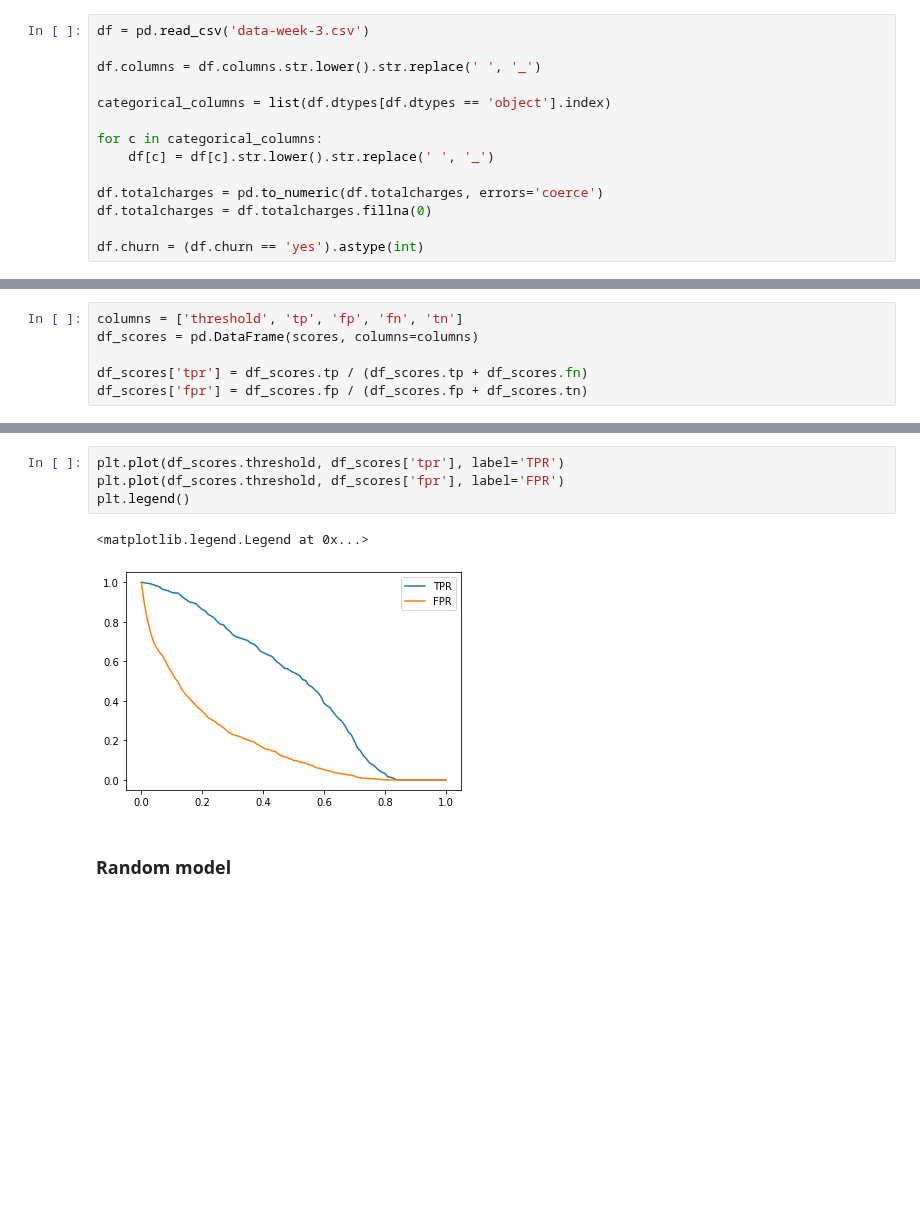
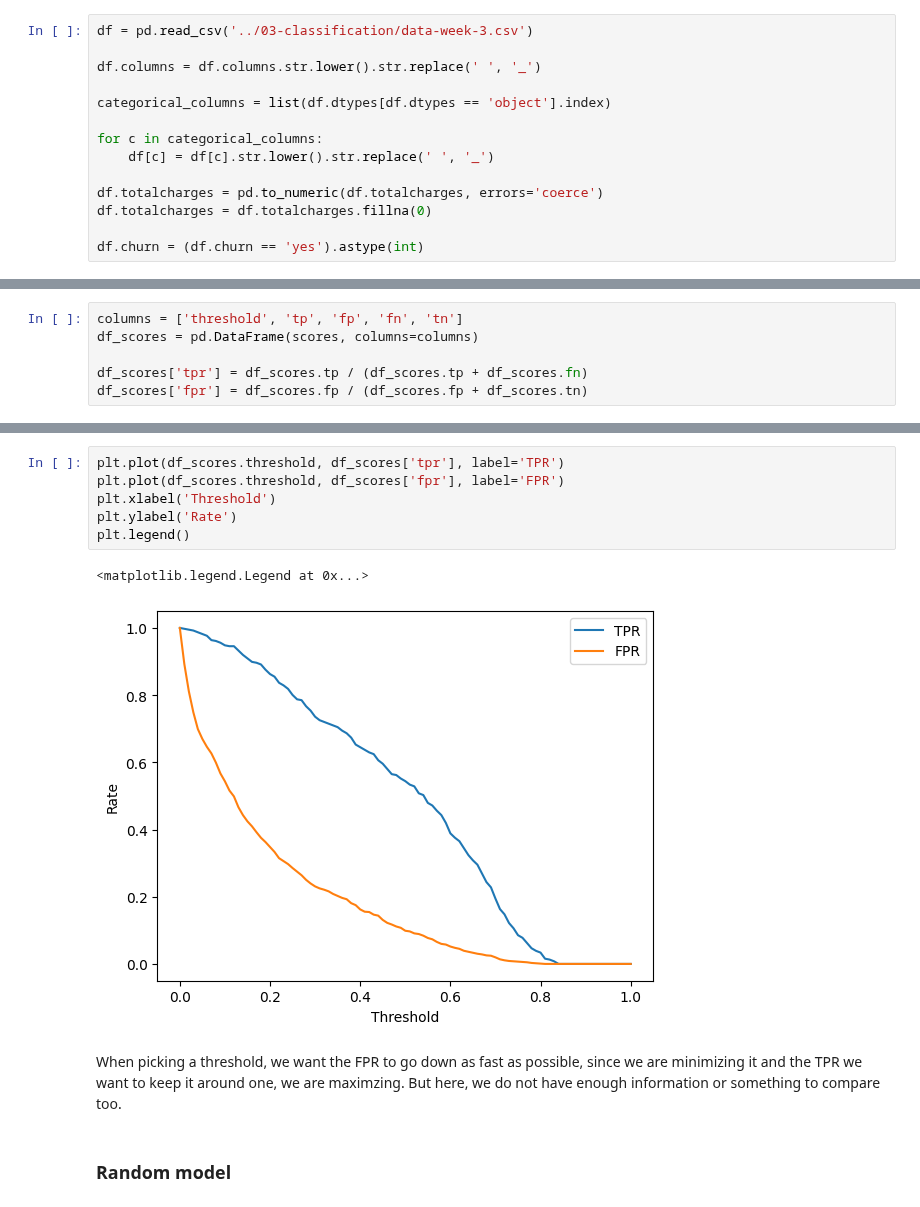
Before and after one commit to DataTalksClub/machine-learning-zoomcamp, a Jupyter notebook: 04-evaluation/notebook.ipynb, the cells around one changed output, grey strips where cells are left out. Cells and saved outputs as stored; diff of their text form; blank space fills up the shorter version.

Commit message:
homework week 4

```diff
--- a/04-evaluation/notebook.ipynb
+++ b/04-evaluation/notebook.ipynb
@@ -25,7 +25,7 @@ from sklearn.model_selection import train_test_split
 from sklearn.feature_extraction import DictVectorizer
 from sklearn.linear_model import LogisticRegression
 # %%
-df = pd.read_csv('data-week-3.csv')
+df = pd.read_csv('../03-classification/data-week-3.csv')
 
 df.columns = df.columns.str.lower().str.replace(' ', '_')
 
@@ -244,10 +274,14 @@ df_scores['fpr'] = df_scores.fp / (df_scores.fp + df_scores.tn)
 # %%
 plt.plot(df_scores.threshold, df_scores['tpr'], label='TPR')
 plt.plot(df_scores.threshold, df_scores['fpr'], label='FPR')
+plt.xlabel('Threshold')
+plt.ylabel('Rate')
 plt.legend()
 # %% [output]
 <matplotlib.legend.Legend at 0x...>
-[figure, old version]
+[figure, new version]
+# %% [markdown]
+When picking a threshold, we want the FPR to go down as fast as possible, since we are minimizing it and the TPR we want to keep it around one, we are maximzing. But here, we do not have enough information or something to compare too.
 # %% [markdown]
 ### Random model
 # %%
```
Also changed, not shown: parts of 43 cells of this notebook, 2 other files.
